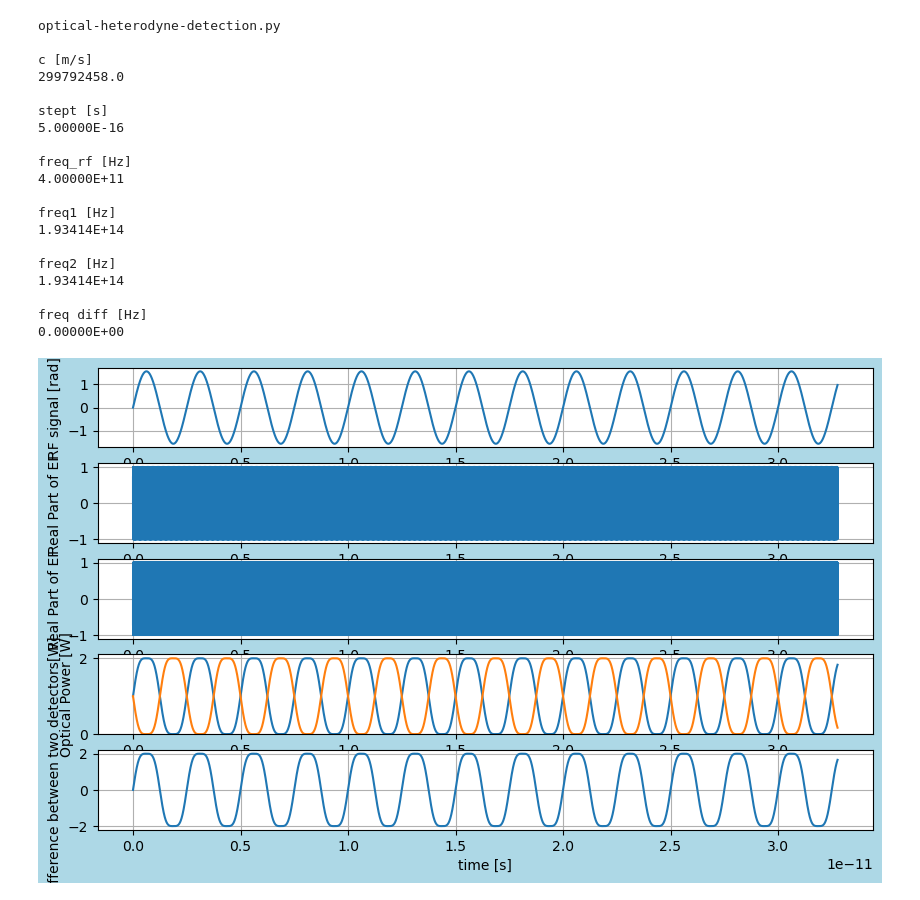
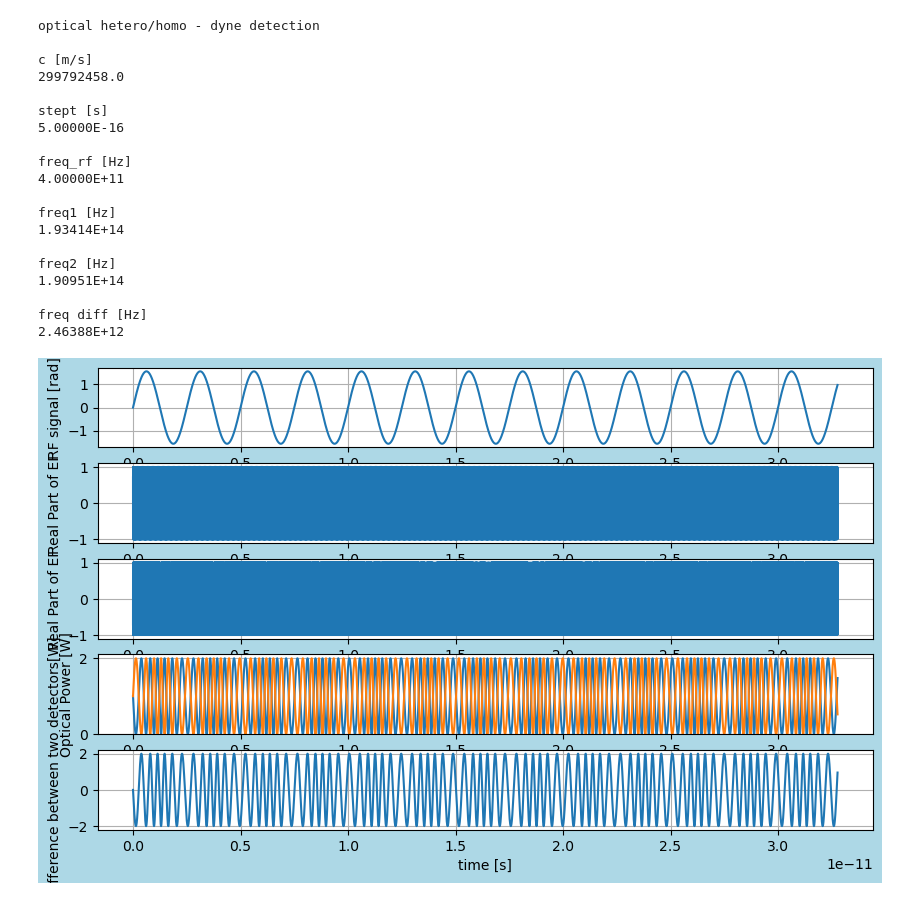
Before and after one commit to tacticstactics/optical-heterodyne-detection, a Jupyter notebook: optical-heterodyne-detection/optical_heterodyne_detection.ipynb, the cells around one changed output. Drawn from its saved outputs; the diff is of its cells as text; code cells hidden in the pictures.

```diff
--- a/optical-heterodyne-detection/optical_heterodyne_detection.ipynb
+++ b/optical-heterodyne-detection/optical_heterodyne_detection.ipynb
@@ -44,7 +44,7 @@ opl1 =100
 opl2= 100
 
 wl1 = 1550e-9
-wl2 = 1550e-9
+wl2 = 1570e-9
 
 # If wl1 and wl2 are equal, homodyne. If not, heterodyne.
 
@@ -181,11 +181,14 @@ xf = fftfreq(samplerate, stept)[:samplerate//2]
 Port1_1_EFcol_f = fft(Port1_1_EFcol)
 Port1_2_EFcol_f = fft(Port1_2_EFcol)
 
-ax2_1.plot(xf, 2.0/samplerate * np.abs(Port1_1_EFcol_f[0:samplerate//2]))
+ax2_1.plot(xf, 2.0/samplerate * np.abs(Port1_1_EFcol_f[0:samplerate//2]),label="Port1_1")
 ax2_1.set_xlim(190e12,200e12)
+ax2_1.legend()
 
-ax2_2.plot(xf, 2.0/samplerate * np.abs(Port1_2_EFcol_f[0:samplerate//2]))
+ax2_2.plot(xf, 2.0/samplerate * np.abs(Port1_2_EFcol_f[0:samplerate//2]),label="Port1_2")
 ax2_2.set_xlim(190e12,200e12)
+ax2_2.legend()
+
 
 fig3 = plt.figure(figsize = (10,6), facecolor='lightblue')
 ax3_1 = fig3.add_subplot(3, 1, 1)
@@ -195,38 +198,41 @@ ax3_3 = fig3.add_subplot(3, 1, 3)
 Port1_powercol_f = fft(Port3_1_powercol)
 Port2_powercol_f = fft(Port3_2_powercol)
 
-ax3_1.plot(xf, 2.0/samplerate * np.abs(Port1_powercol_f[0:samplerate//2]))
+ax3_1.plot(xf, 2.0/samplerate * np.abs(Port1_powercol_f[0:samplerate//2]),label="Port1 Power")
 ax3_1.set_ylabel("Power Spectrum")
 ax3_1.set_xlim(-1e12,10e12)
+ax3_1.legend()
 
-ax3_2.plot(xf, 2.0/samplerate * np.abs(Port2_powercol_f[0:samplerate//2]))
+ax3_2.plot(xf, 2.0/samplerate * np.abs(Port2_powercol_f[0:samplerate//2]), label="Port2 Power")
 ax3_2.set_ylabel("Power Spectrum")
 ax3_2.set_xlim(-1e12,10e12)
+ax3_2.legend()
 
 Power_diffcol_f = fft(Power_diffcol)
-ax3_3.plot(xf, 2.0/samplerate * np.abs(Power_diffcol_f[0:samplerate//2]))
-ax3_3.set_ylabel("Power Spectrum Difference")
+ax3_3.plot(xf, 2.0/samplerate * np.abs(Power_diffcol_f[0:samplerate//2]), label="Power Difference")
+ax3_3.set_ylabel("Power Difference Spectrum")
 ax3_3.set_xlim(-1e12,10e12)
+ax3_3.legend()
 
 plt.show()
 # %% [output]
-optical-heterodyne-detection.py
+optical hetero/homo - dyne detection
 
 c [m/s]
 299792458.0
 
 stept [s]
 5.00000E-16
 
 freq_rf [Hz]
 4.00000E+11
 
 freq1 [Hz]
 1.93414E+14
 
 freq2 [Hz]
-1.93414E+14
+1.90951E+14
 
 freq diff [Hz]
-0.00000E+00
+2.46388E+12
-[figure, old version]
+[figure, new version]
```
Also changed, not shown: parts of 1 cell of this notebook.
